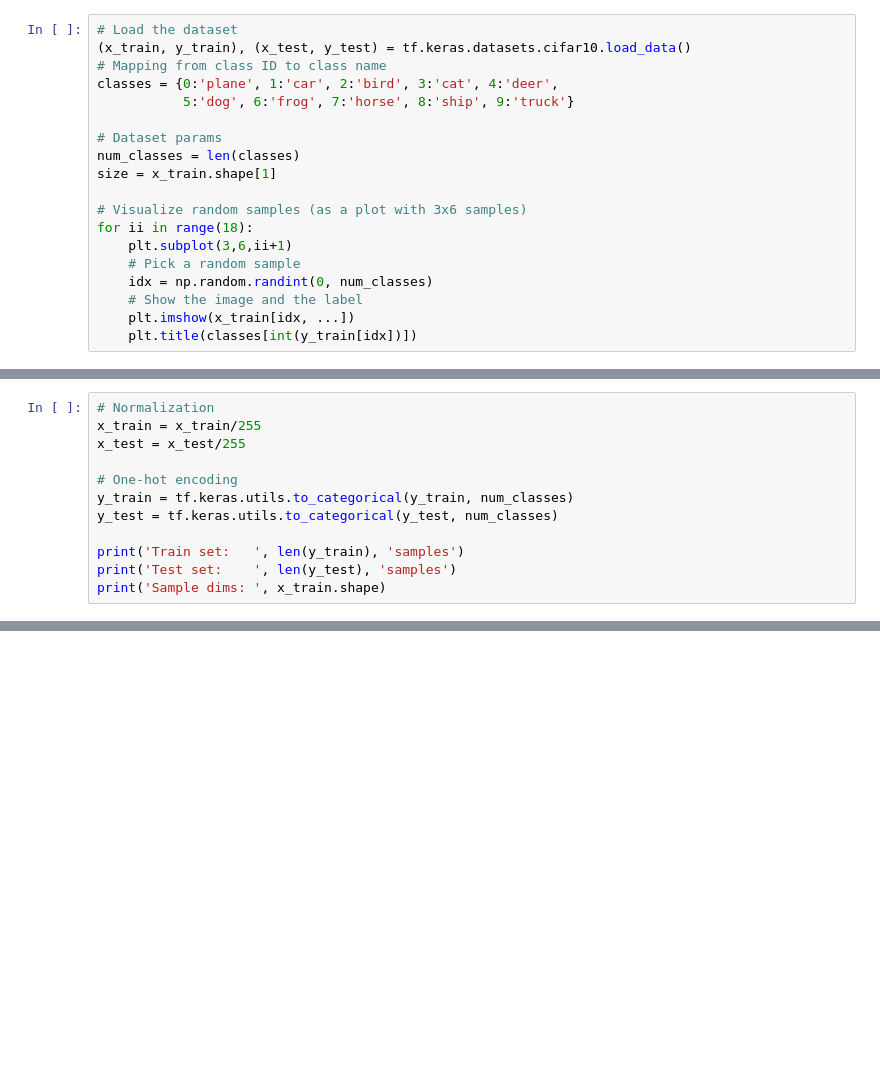
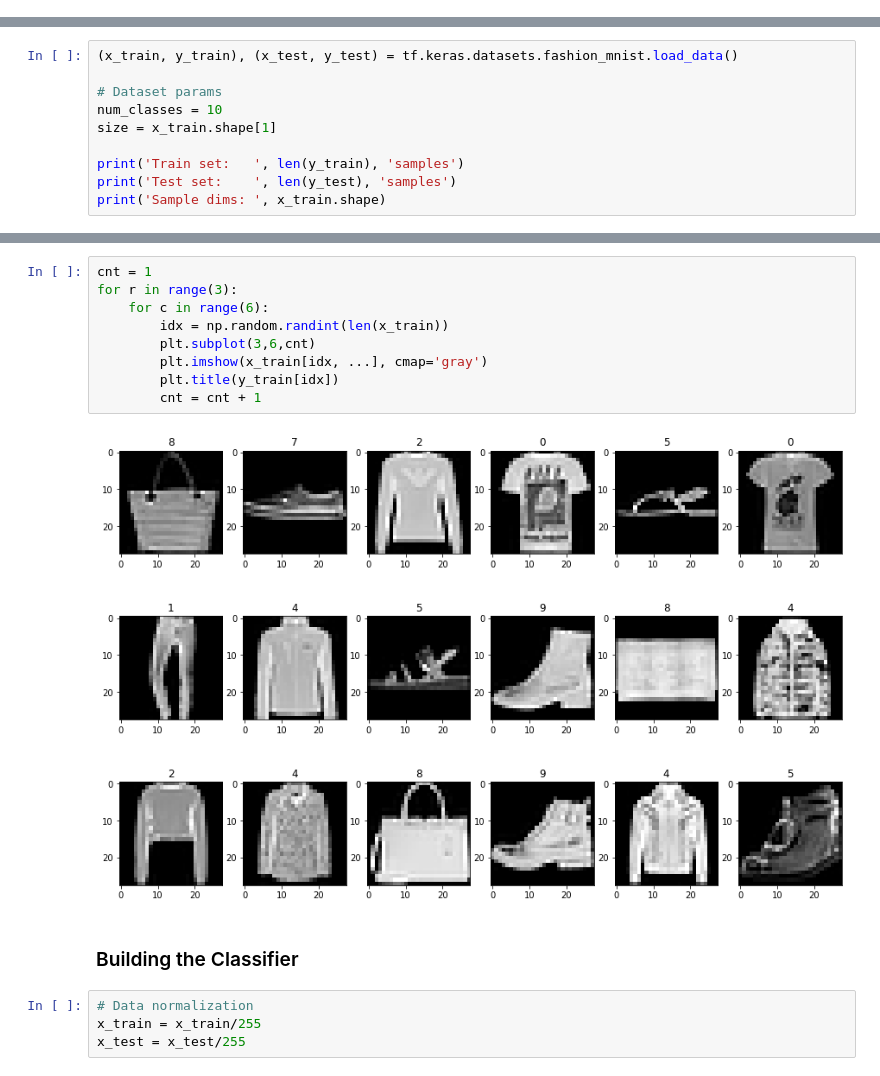
Before and after one commit to ALEXVNDRZARUBIN/CV_Homeworks, a Jupyter notebook: Homework14_Zarubin.ipynb, the cells around one changed output, grey strips where cells are left out. Cells and saved outputs as stored; diff of their text form; blank space fills up the shorter version.

```diff
--- a/Homework14_Zarubin.ipynb
+++ b/Homework14_Zarubin.ipynb
@@ -14,22 +18,3 @@ from tensorflow.random import set_seed
 seed_value = 1234578790
 seed(seed_value)
 set_seed(seed_value)
-# %%
-# Load the dataset
-(x_train, y_train), (x_test, y_test) = tf.keras.datasets.cifar10.load_data()
-# Mapping from class ID to class name
-classes = {0:'plane', 1:'car', 2:'bird', 3:'cat', 4:'deer',
-           5:'dog', 6:'frog', 7:'horse', 8:'ship', 9:'truck'}
-
-# Dataset params
-num_classes = len(classes)
-size = x_train.shape[1]
-
-# Visualize random samples (as a plot with 3x6 samples)
-for ii in range(18):
-    plt.subplot(3,6,ii+1)
-    # Pick a random sample
-    idx = np.random.randint(0, num_classes)
-    # Show the image and the label
-    plt.imshow(x_train[idx, ...])
-    plt.title(classes[int(y_train[idx])])
@@ -42,11 +21,9 @@ hist = Counter(classes)
 # %%
-# Normalization
-x_train = x_train/255
-x_test = x_test/255
+(x_train, y_train), (x_test, y_test) = tf.keras.datasets.fashion_mnist.load_data()
 
-# One-hot encoding
-y_train = tf.keras.utils.to_categorical(y_train, num_classes)
-y_test = tf.keras.utils.to_categorical(y_test, num_classes)
+# Dataset params
+num_classes = 10
+size = x_train.shape[1]
 
 print('Train set:   ', len(y_train), 'samples')
 print('Test set:    ', len(y_test), 'samples')
@@ -58 +43,18 @@ Sample dims:  (50000, 32, 32, 3)
+# %%
+cnt = 1
+for r in range(3):
+    for c in range(6):
+        idx = np.random.randint(len(x_train))
+        plt.subplot(3,6,cnt)
+        plt.imshow(x_train[idx, ...], cmap='gray')
+        plt.title(y_train[idx])
+        cnt = cnt + 1
+# %% [output]
+[figure, added]
+# %% [markdown]
+### Building the Classifier
+# %%
+# Data normalization
+x_train = x_train/255
+x_test = x_test/255
 # %%
```
Also changed, not shown: parts of 16 cells of this notebook.
